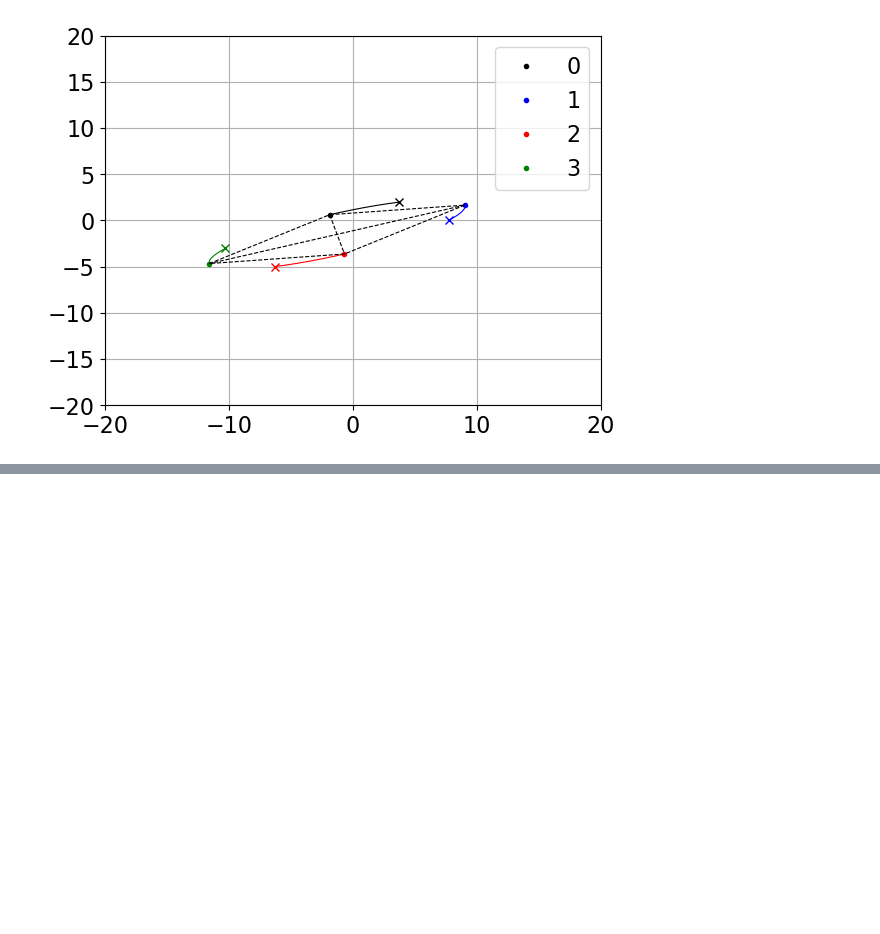
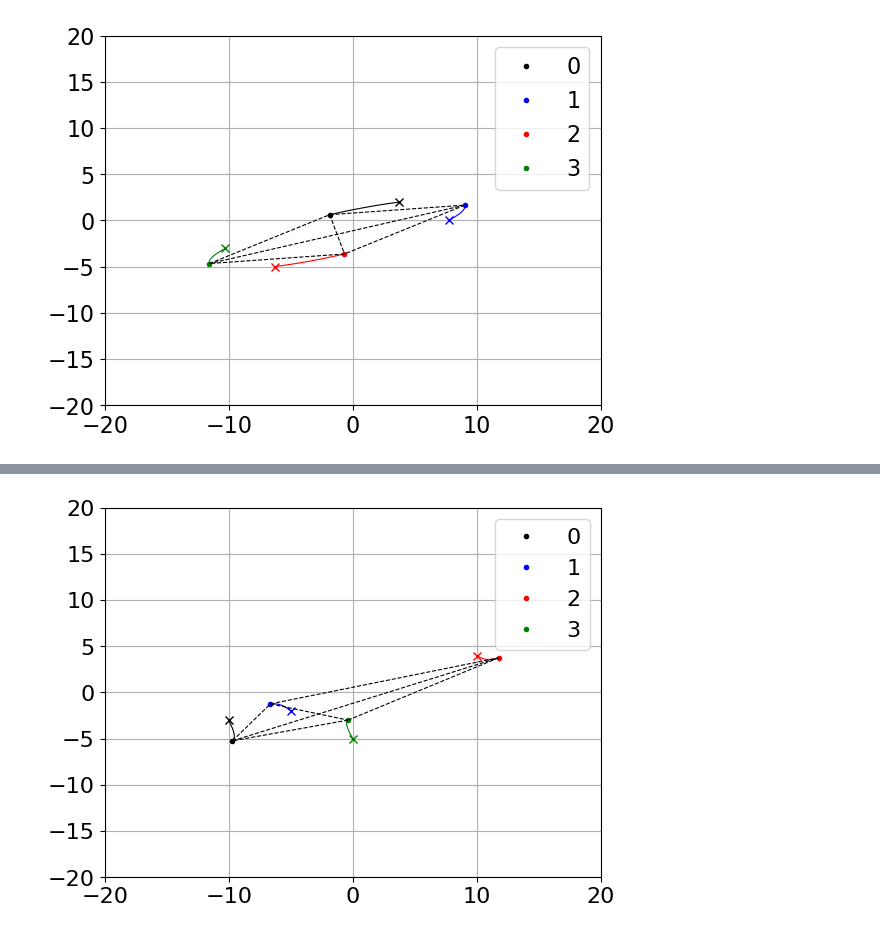
Before and after one commit to Swarm-Systems-Lab/affine-formation-control, a Jupyter notebook: formation_contol.ipynb, the cells around one changed output, grey strips where cells are left out. Saved outputs shown, nothing was run; the diff lists cells and outputs as text; code cells hidden in the pictures; blank space fills up the shorter version.

```diff
--- a/formation_contol.ipynb
+++ b/formation_contol.ipynb
@@ -254,0 +367,15 @@ sim_fr.plot()
+# %%
+## Parameters #####
+n = 4
+#Z = ((1,2), (2,3), (3,4), (4,1))
+Z = ((1,2), (1,3), (2,3), (2,4), (3,4), (4,1))
+p_star = np.array([[-1,-1], [-2,2], [2,2], [1,-1]]) # square
+p0 = [[-10,-3], [-5,-2], [10,4], [0,-5]]
+tf = 1
+h = 3
+kappa = 0.1
+K = np.eye(n)
+
+## Generate the simulation frame #####
+args = {"n":n, "Z":Z, "p_star":p_star, "p0":p0, "tf":tf, "h":h, "kappa":kappa, "K":K, "debug":True}
+sim_fr = sim_frame_affine_complex(**args)
@@ -254,0 +401,24 @@ sim_fr.plot()
+# %%
+## Set a desired velocity vector stack (v_f^*) #####
+vx = 0
+vy = 0
+a = 0
+omega = 0
+hx = 1
+hy = 1
+
+## Design the weights that gerenates such v_f^* #####
+# mu_matrix_x = np.array([[0,0,0,-1], [0,0,-1,0], [0,1,0,0], [1,0,0,0]])/2
+# mu_matrix_y = np.array([[0,-1,0,0], [1,0,0,0], [0,0,0,1], [0,0,-1,0]])/2
+
+mu_matrix_a = np.array([[0,0,1,0], [0,0,0,2], [2,0,0,0], [0,1,0,0]])/3
+mu_matrix_w = np.array([[0,1,0,-1], [-2,0,2,0], [0,-2,0,2], [1,0,-1,0]])/3
+mu_matrix_hx = np.array([[0,0,0,1], [0,0,-2/2,0], [0,2/2,0,0], [-1,0,0,0]])/2
+mu_matrix_hy = -np.array([[0,-1,0,-1/2], [2,0,-2/4,0], [0,2/4,0,-2], [1/2,0,1,0]])/3
+
+sim_fr.set_manual_mu(a*mu_matrix_a + omega*mu_matrix_w + hx*mu_matrix_hx + hy*mu_matrix_hy)
+
+print("--- Eigenvectors")
+eg = LA.eig(-h*sim_fr.L_mod)
+with np.printoptions(precision=3, suppress=True):
+    print(eg[1][:,:])
@@ -254,0 +443,8 @@ sim_fr.plot()
+# %%
+## Launch the simulation and plot #####
+#sim_fr.set_velocity(0, 0, 0, 1)
+
+sim_fr.numerical_simulation()
+sim_fr.plot()
+# %% [output]
+[figure, added]
```
Also changed, not shown: parts of 16 cells of this notebook, 5 other files.
